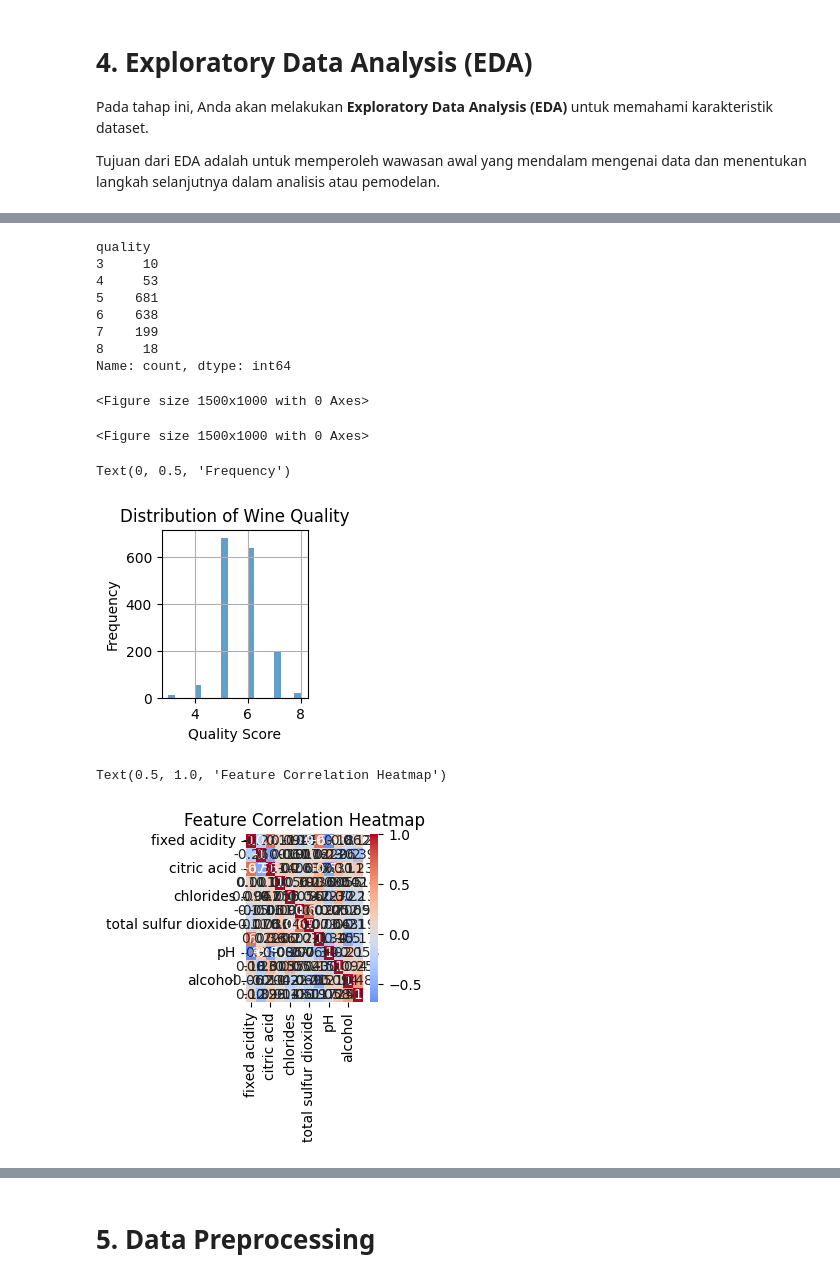
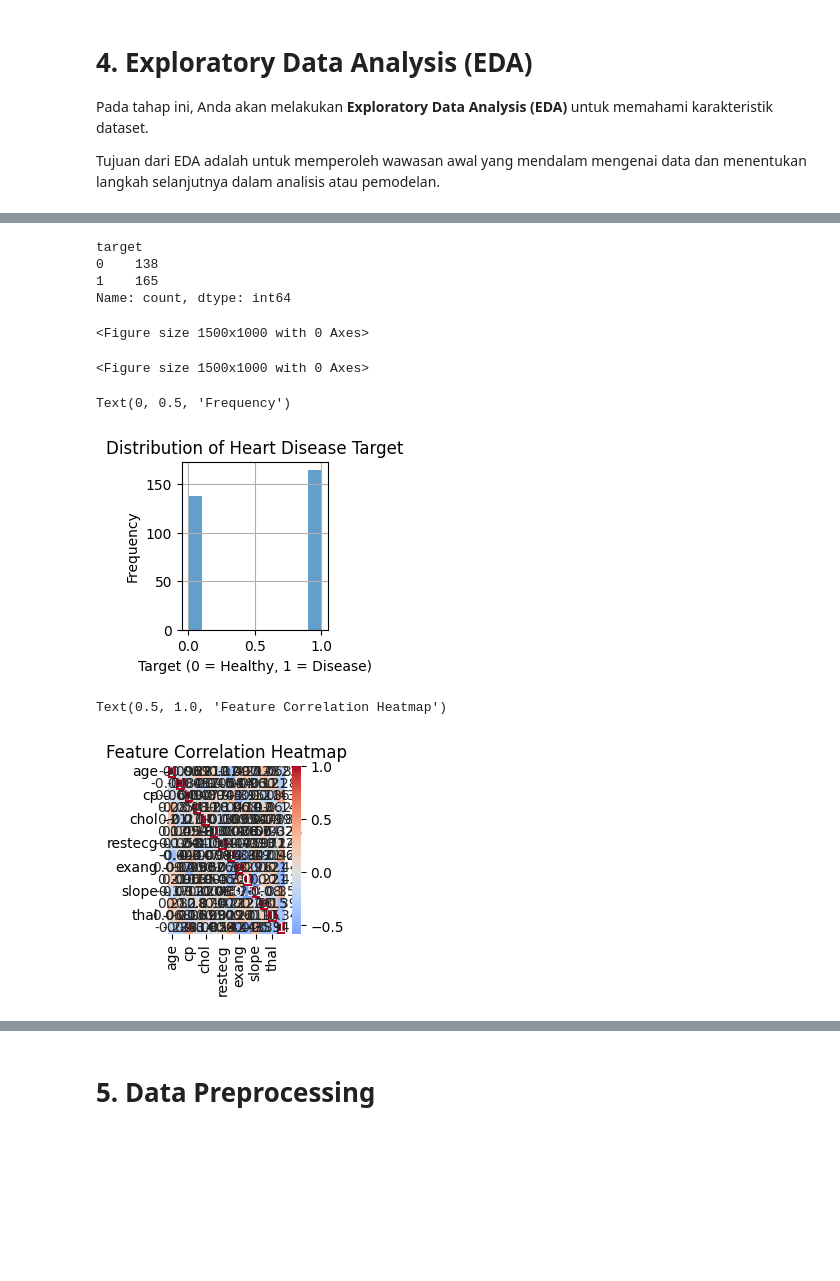
Before and after one commit to dapadeveloper/Eksperimen_SML_Naufal_daffa_abdu_al_hafidl, a Jupyter notebook: preprocessing/Eksperimen_MSML_Naufal_Daffa.ipynb, the cells around one changed output, grey strips where cells are left out. Saved outputs shown, nothing was run; the diff lists cells and outputs as text; code cells hidden in the pictures; blank space fills up the shorter version.

```diff
--- a/preprocessing/Eksperimen_MSML_Naufal_Daffa.ipynb
+++ b/preprocessing/Eksperimen_MSML_Naufal_Daffa.ipynb
@@ -55,7 +58,7 @@ drive.mount('/content/drive')
 # %% [output]
 Mounted at /content/drive
 # %%
-path = '/content/drive/MyDrive/winequality-red.csv'
+path = '/content/drive/MyDrive/heart.csv'
 # %%
 # Membaca Dataset
 data = pd.read_csv(path)
@@ -142,14 +145,9 @@ display(data.describe(include='all'))
 # %%
-# Target distribution
-print(data['quality'].value_counts().sort_index())
+print(data['target'].value_counts().sort_index())
 # %% [output]
-quality
-3     10
-4     53
-5    681
-6    638
-7    199
-8     18
+target
+0    138
+1    165
 Name: count, dtype: int64
 # %%
 # Visualizations
@@ -158,15 +156,15 @@ plt.figure(figsize=(15, 10))
 <Figure size 1500x1000 with 0 Axes>
 <Figure size 1500x1000 with 0 Axes>
 # %%
-# Distribution of target
+# Distribution of target (Heart Disease)
 plt.subplot(2, 3, 1)
-data['quality'].hist(bins=20, alpha=0.7)
-plt.title('Distribution of Wine Quality')
-plt.xlabel('Quality Score')
+data['target'].hist(bins=10, alpha=0.7)
+plt.title('Distribution of Heart Disease Target')
+plt.xlabel('Target (0 = Healthy, 1 = Disease)')
 plt.ylabel('Frequency')
 # %% [output]
 Text(0, 0.5, 'Frequency')
-[figure, old version]
+[figure, new version]
 # %%
 # Correlation heatmap
 plt.subplot(2, 3, 2)
@@ -175,5 +173,5 @@ sns.heatmap(correlation_matrix, annot=True, cmap='coolwarm', center=0)
 plt.title('Feature Correlation Heatmap')
 # %% [output]
 Text(0.5, 1.0, 'Feature Correlation Heatmap')
-[figure, old version]
+[figure, new version]
 # %%
```
Also changed, not shown: parts of 19 cells of this notebook, 8 other files.
